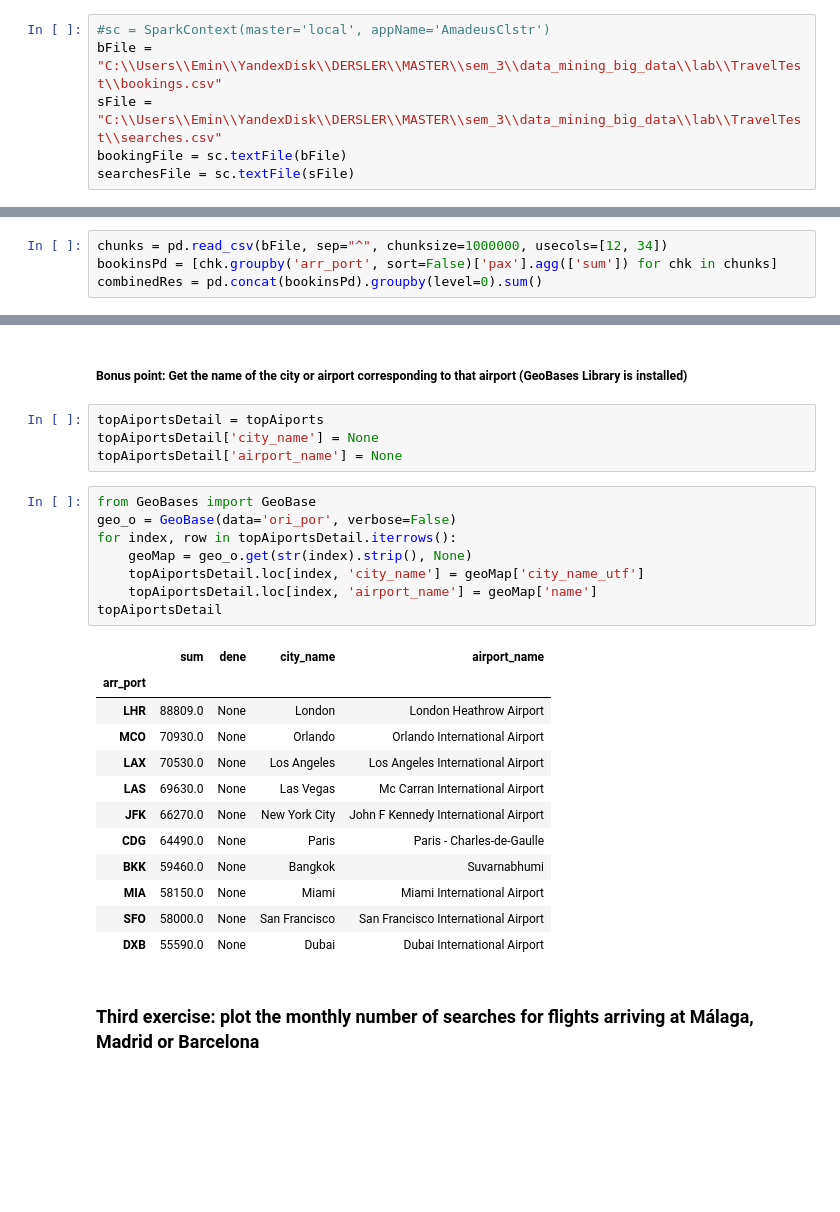
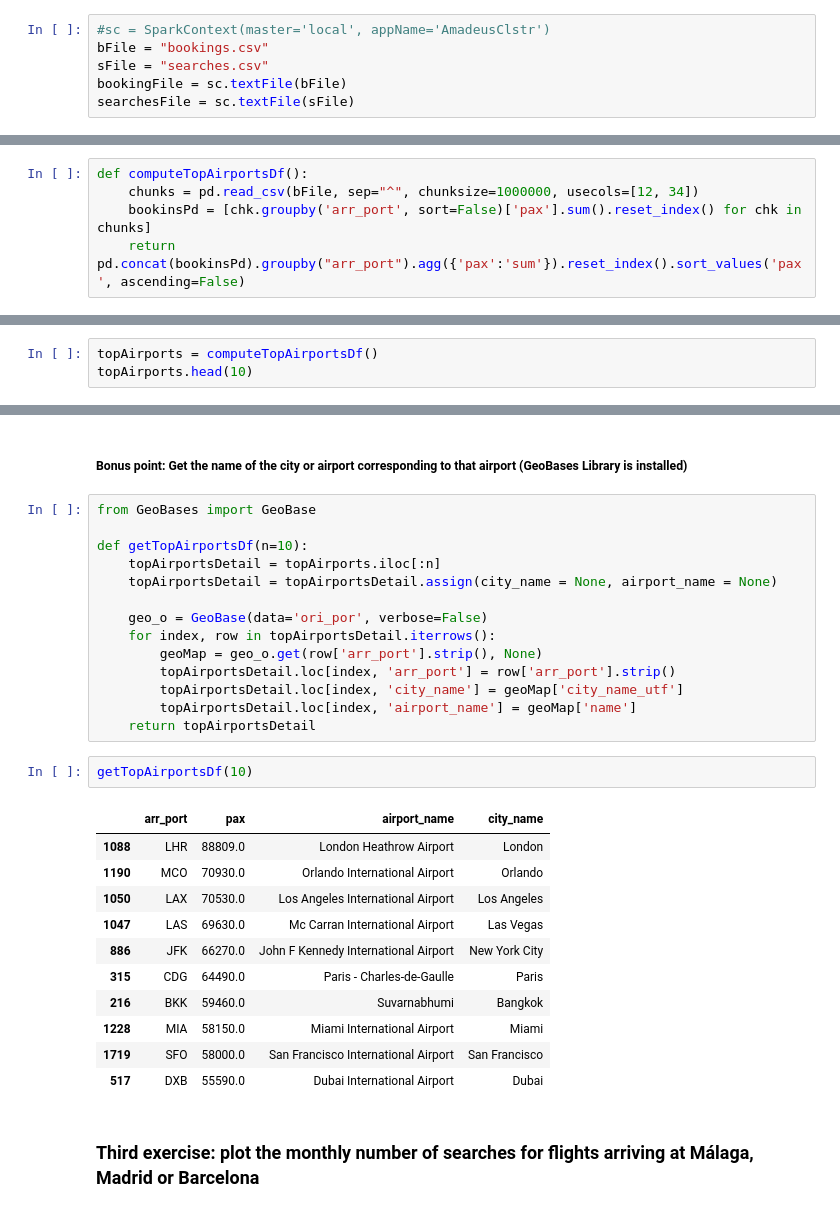
Before and after one commit to eminavci/TravelIntTest, a Jupyter notebook: Untitled.ipynb, the cells around one changed output, grey strips where cells are left out. Cells and saved outputs as stored; diff of their text form; blank space fills up the shorter version.

```diff
--- a/Untitled.ipynb
+++ b/Untitled.ipynb
@@ -16,8 +19,8 @@ import pandas as pd
 #sc = SparkContext(conf=conf)
 # %%
 #sc = SparkContext(master='local', appName='AmadeusClstr')
-bFile = "C:\\Users\\Emin\\YandexDisk\\DERSLER\\MASTER\\sem_3\\data_mining_big_data\\lab\\TravelTest\\bookings.csv"
-sFile = "C:\\Users\\Emin\\YandexDisk\\DERSLER\\MASTER\\sem_3\\data_mining_big_data\\lab\\TravelTest\\searches.csv"
+bFile = "bookings.csv"
+sFile = "searches.csv"
 bookingFile = sc.textFile(bFile)
 searchesFile = sc.textFile(sFile)
 # %% [markdown]
@@ -95,6 +98,7 @@ bookingsDF
 # %% [markdown]
 ##### Bonus point: Solve this problem using pandas (instead of any other approach)
 # %%
-chunks = pd.read_csv(bFile, sep="^", chunksize=1000000, usecols=[12, 34])
-bookinsPd = [chk.groupby('arr_port', sort=False)['pax'].agg(['sum']) for chk in chunks]
-combinedRes = pd.concat(bookinsPd).groupby(level=0).sum()
+def computeTopAirportsDf():
+    chunks = pd.read_csv(bFile, sep="^", chunksize=1000000, usecols=[12, 34])
+    bookinsPd = [chk.groupby('arr_port', sort=False)['pax'].sum().reset_index() for chk in chunks]
+    return pd.concat(bookinsPd).groupby("arr_port").agg({'pax':'sum'}).reset_index().sort_values('pax', ascending=False)
@@ -116,0 +105,3 @@ topAiports
+# %%
+topAirports = computeTopAirportsDf()
+topAirports.head(10)
@@ -117,30 +120,33 @@ topAiports
 # %% [markdown]
 ##### Bonus point: Get the name of the city or airport corresponding to that airport (GeoBases Library is installed)
-# %%
-topAiportsDetail = topAiports
-topAiportsDetail['city_name'] = None
-topAiportsDetail['airport_name'] = None
 # %%
 from GeoBases import GeoBase
-geo_o = GeoBase(data='ori_por', verbose=False)
-for index, row in topAiportsDetail.iterrows():
-    geoMap = geo_o.get(str(index).strip(), None)
-    topAiportsDetail.loc[index, 'city_name'] = geoMap['city_name_utf']
-    topAiportsDetail.loc[index, 'airport_name'] = geoMap['name']
-topAiportsDetail
+
+def getTopAirportsDf(n=10):
+    topAirportsDetail = topAirports.iloc[:n]
+    topAirportsDetail = topAirportsDetail.assign(city_name = None, airport_name = None)
+
+    geo_o = GeoBase(data='ori_por', verbose=False)
+    for index, row in topAirportsDetail.iterrows():
+        geoMap = geo_o.get(row['arr_port'].strip(), None)
+        topAirportsDetail.loc[index, 'arr_port'] = row['arr_port'].strip()
+        topAirportsDetail.loc[index, 'city_name'] = geoMap['city_name_utf']
+        topAirportsDetail.loc[index, 'airport_name'] = geoMap['name']
+    return topAirportsDetail
-# %% [output]
-|  | sum | dene | city_name | airport_name |
-| arr_port |  |  |  |  |
-| LHR | 88809.0 | None | London | London Heathrow Airport |
-| MCO | 70930.0 | None | Orlando | Orlando International Airport |
-| LAX | 70530.0 | None | Los Angeles | Los Angeles International Airport |
-| LAS | 69630.0 | None | Las Vegas | Mc Carran International Airport |
-| JFK | 66270.0 | None | New York City | John F Kennedy International Airport |
-| CDG | 64490.0 | None | Paris | Paris - Charles-de-Gaulle |
-| BKK | 59460.0 | None | Bangkok | Suvarnabhumi |
-| MIA | 58150.0 | None | Miami | Miami International Airport |
-| SFO | 58000.0 | None | San Francisco | San Francisco International Airport |
-| DXB | 55590.0 | None | Dubai | Dubai International Airport |
+# %%
+getTopAirportsDf(10)
+# %% [output]
+|  | arr_port | pax | airport_name | city_name |
+| 1088 | LHR | 88809.0 | London Heathrow Airport | London |
+| 1190 | MCO | 70930.0 | Orlando International Airport | Orlando |
+| 1050 | LAX | 70530.0 | Los Angeles International Airport | Los Angeles |
+| 1047 | LAS | 69630.0 | Mc Carran International Airport | Las Vegas |
+| 886 | JFK | 66270.0 | John F Kennedy International Airport | New York City |
+| 315 | CDG | 64490.0 | Paris - Charles-de-Gaulle | Paris |
+| 216 | BKK | 59460.0 | Suvarnabhumi | Bangkok |
+| 1228 | MIA | 58150.0 | Miami International Airport | Miami |
+| 1719 | SFO | 58000.0 | San Francisco International Airport | San Francisco |
+| 517 | DXB | 55590.0 | Dubai International Airport | Dubai |
 # %% [markdown]
 ### Third exercise: plot the monthly number of searches for flights arriving at Málaga, Madrid or Barcelona
 # %%
```
Also changed, not shown: parts of 8 cells of this notebook, 1 other file.
